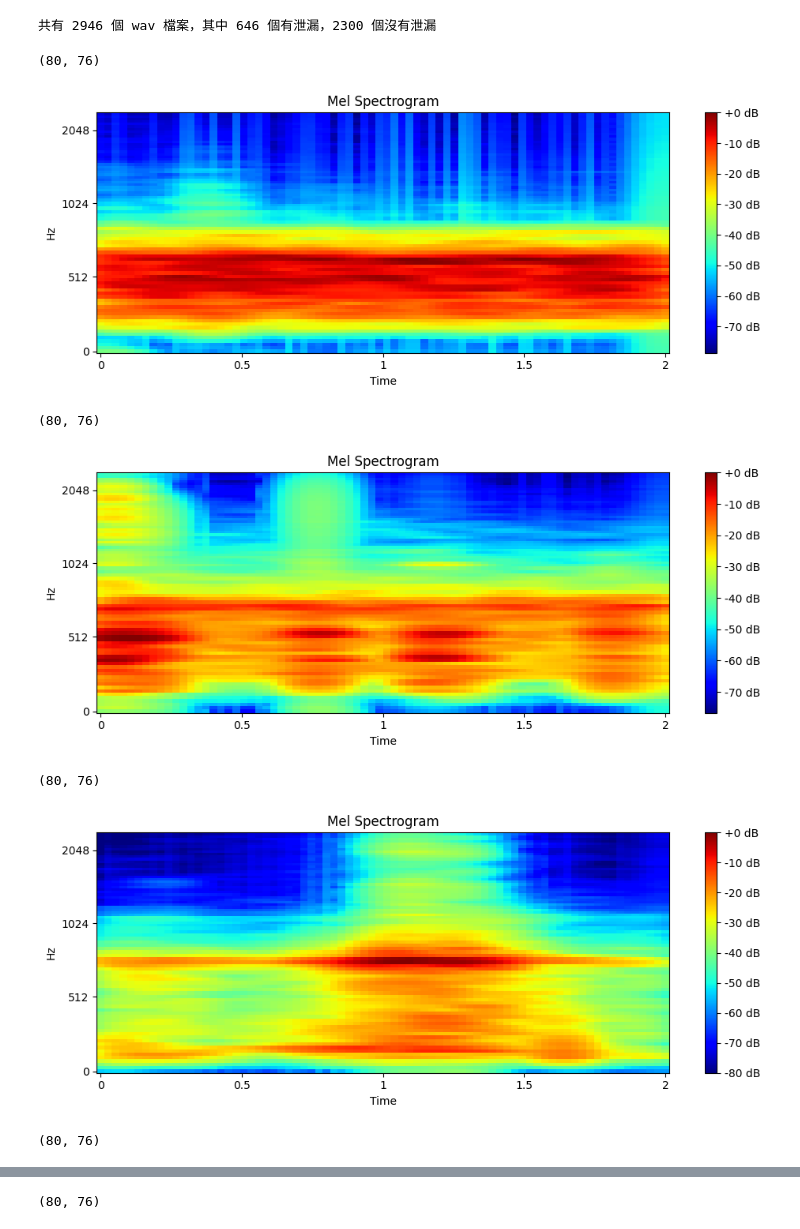
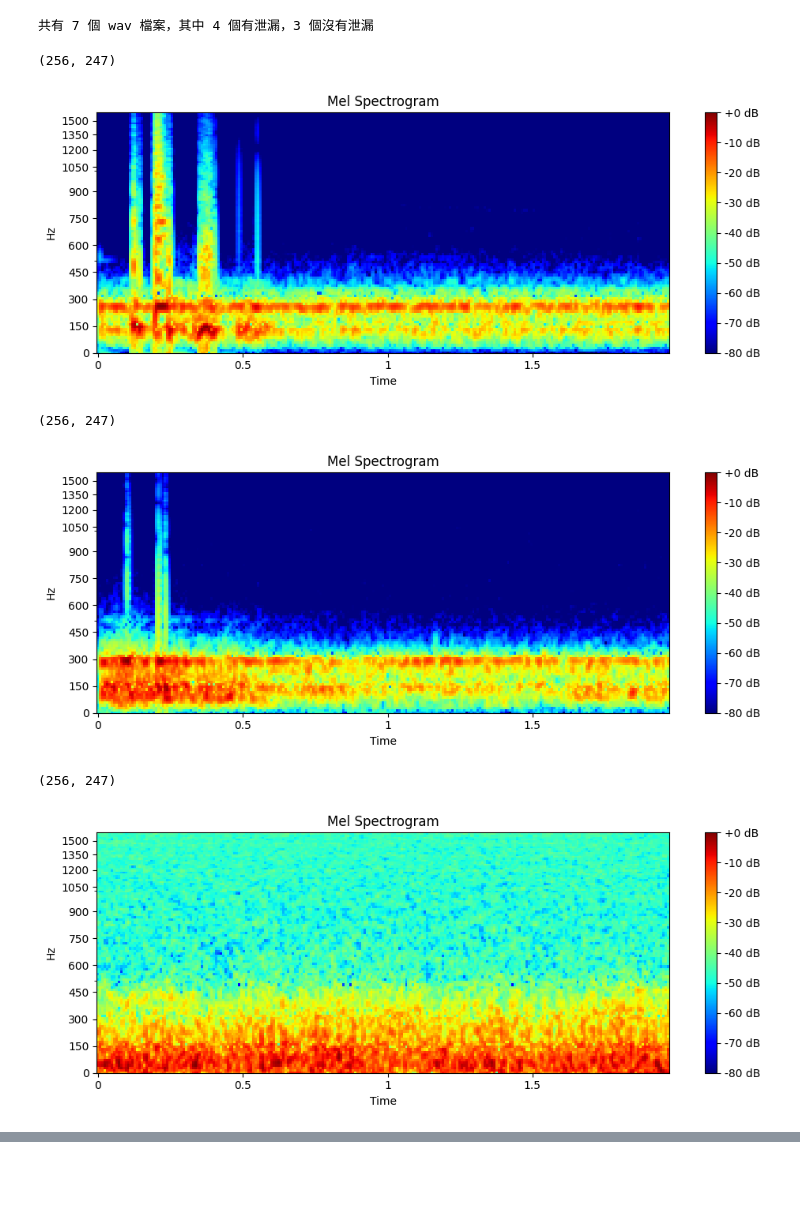
Before and after one commit to BoshiLee/leak_detection, a Jupyter notebook: mel_analysis.ipynb, the cells around one changed output, grey strips where cells are left out. Drawn from its saved outputs; the diff is of its cells as text; code cells hidden in the pictures; blank space fills up the shorter version.

```diff
--- a/mel_analysis.ipynb
+++ b/mel_analysis.ipynb
@@ -20,7 +16,7 @@ def butter_bandpass_filter(data, sr, lowcut, highcut, order=5):
     y = lfilter(b, a, data)
     return y
 
-def load_segmented_files(directory, target_sr=4800):
+def load_segmented_files(directory, target_sr=32000):
     wav_files = []
     leak_wav_files = []
     for dir in os.listdir(directory):
@@ -34,12 +30,11 @@ def load_segmented_files(directory, target_sr=4800):
             # print(f"檔案 {file_path} 的取樣率為 {sr}")
             if sr != target_sr:
                 y = librosa.resample(y, orig_sr=sr, target_sr=target_sr)
-            y_filt = butter_bandpass_filter(y, sr=target_sr, lowcut=10, highcut=1500)
             filename = f'{dir}_{file}'
             if 'no-leak' in dir:
-                wav_files.append((y_filt, sr, filename))
+                wav_files.append((y, sr, filename))
             else:
-                leak_wav_files.append((y_filt, sr, filename))
+                leak_wav_files.append((y, sr, filename))
     print(f"共有 {len(wav_files) + len(leak_wav_files)} 個 wav 檔案，其中 {len(leak_wav_files)} 個有泄漏，{len(wav_files)} 個沒有泄漏")
     return wav_files, leak_wav_files
 
@@ -50,7 +45,7 @@ def shuffle_data(wav_files, leak_wav_files, n_files=None):
     return wav_files, leak_wav_files
 # %%
 # 載入訓練資料
-wav_files, leak_wav_files = load_segmented_files('training_data')
-wav_files, leak_wav_files = shuffle_data(wav_files, leak_wav_files, n_files=10)
+wav_files, leak_wav_files = load_segmented_files('validate_data/2024-10-29')
+wav_files, leak_wav_files = shuffle_data(wav_files, leak_wav_files)
 # %% [output]
-共有 2946 個 wav 檔案，其中 646 個有泄漏，2300 個沒有泄漏
+共有 7 個 wav 檔案，其中 4 個有泄漏，3 個沒有泄漏
@@ -98,8 +74,8 @@ def plot_mel_spectrogram(mel_spectrogram, sr, hop_length):
     # 繪製 Mel 頻譜圖
     librosa.display.specshow(mel_spectrogram, sr=sr, hop_length=hop_length, x_axis='time', y_axis='mel', cmap='jet')
     # 設定 y 軸的頻率刻度最大 500 Hz 刻度為 50 Hz
-    # plt.ylim(0, 1600)
-    # plt.yticks(np.arange(0, 1600, 150))
+    plt.ylim(0, 1600)
+    plt.yticks(np.arange(0, 1600, 150))
 
     plt.colorbar(format='%+2.0f dB')
     plt.title('Mel Spectrogram')
@@ -120,7 +96,7 @@ def plot_stft(S_db, sr, hop_length=512):
 
     # 繪製 STFT 頻譜圖
     plt.figure(figsize=(10, 4))
-    librosa.display.specshow(S_db, sr=sr, hop_length=hop_length, x_axis='log', y_axis='time', cmap='jet')
+    librosa.display.specshow(S_db, sr=sr, hop_length=hop_length, x_axis='time', y_axis='log', cmap='jet')
     plt.colorbar(format='%+2.0f dB')
     plt.title('STFT Magnitude')
     plt.tight_layout()
@@ -159,7 +123,7 @@ def extract_features_v1(audio, sr, n_mels=128, n_fft=2048, hop_length=512, enhan
     target_len = int(np.ceil(max_len / 8) * 8)
 
     mel_spectrogram = librosa.feature.melspectrogram(
-        y=audio, sr=sr, n_mels=n_mels, n_fft=n_fft, hop_length=hop_length, window='hamming', fmin=10, fmax=1500
+        y=audio, sr=sr, n_mels=n_mels, n_fft=n_fft, hop_length=hop_length, center=False
     )
     mel_enhanced = mel_spectrogram * enhanced
     log_mel_spectrogram = librosa.power_to_db(mel_enhanced, ref=np.max)
@@ -177,16 +141,15 @@ def extract_features_v1(audio, sr, n_mels=128, n_fft=2048, hop_length=512, enhan
     return log_mel_spectrogram
 # %%
 # 繪製 Mel 頻譜圖
-hop_length = 64
+hop_length = 256
 for i in normal_wavs[:5]:
-    mel_spectrogram = extract_features_v1(i, sr=4800, n_mels=80, n_fft=2048, hop_length=hop_length, enhanced=1)
+    mel_spectrogram = extract_features_v1(i, sr=32000, n_mels=128, n_fft=1024, hop_length=hop_length, enhanced=1)
     print(mel_spectrogram.shape)
-    plot_mel_spectrogram(mel_spectrogram, sr=4800, hop_length=hop_length)
+    plot_mel_spectrogram(mel_spectrogram, sr=32000, hop_length=hop_length)
 # %% [output]
-(80, 76)
+(256, 247)
-[figure, old version]
+[figure, new version]
-(80, 76)
+(256, 247)
-[figure, old version]
+[figure, new version]
-(80, 76)
+(256, 247)
-[figure, old version]
+[figure, new version]
-(80, 76)
@@ -194 +155,0 @@ for i in normal_wavs[:5]:
-(80, 76)
```
Also changed, not shown: parts of 10 cells of this notebook, 6 other files.
